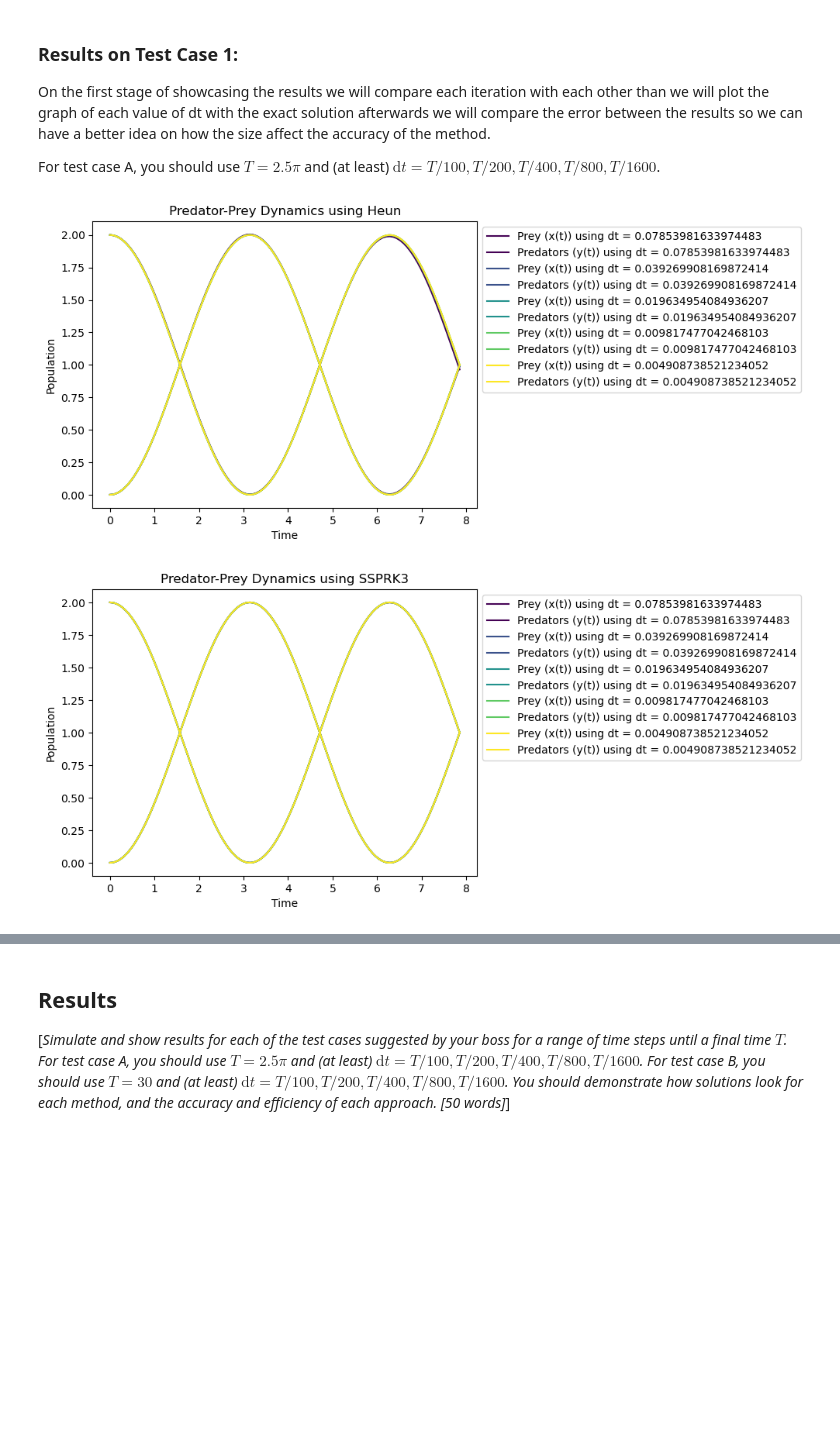
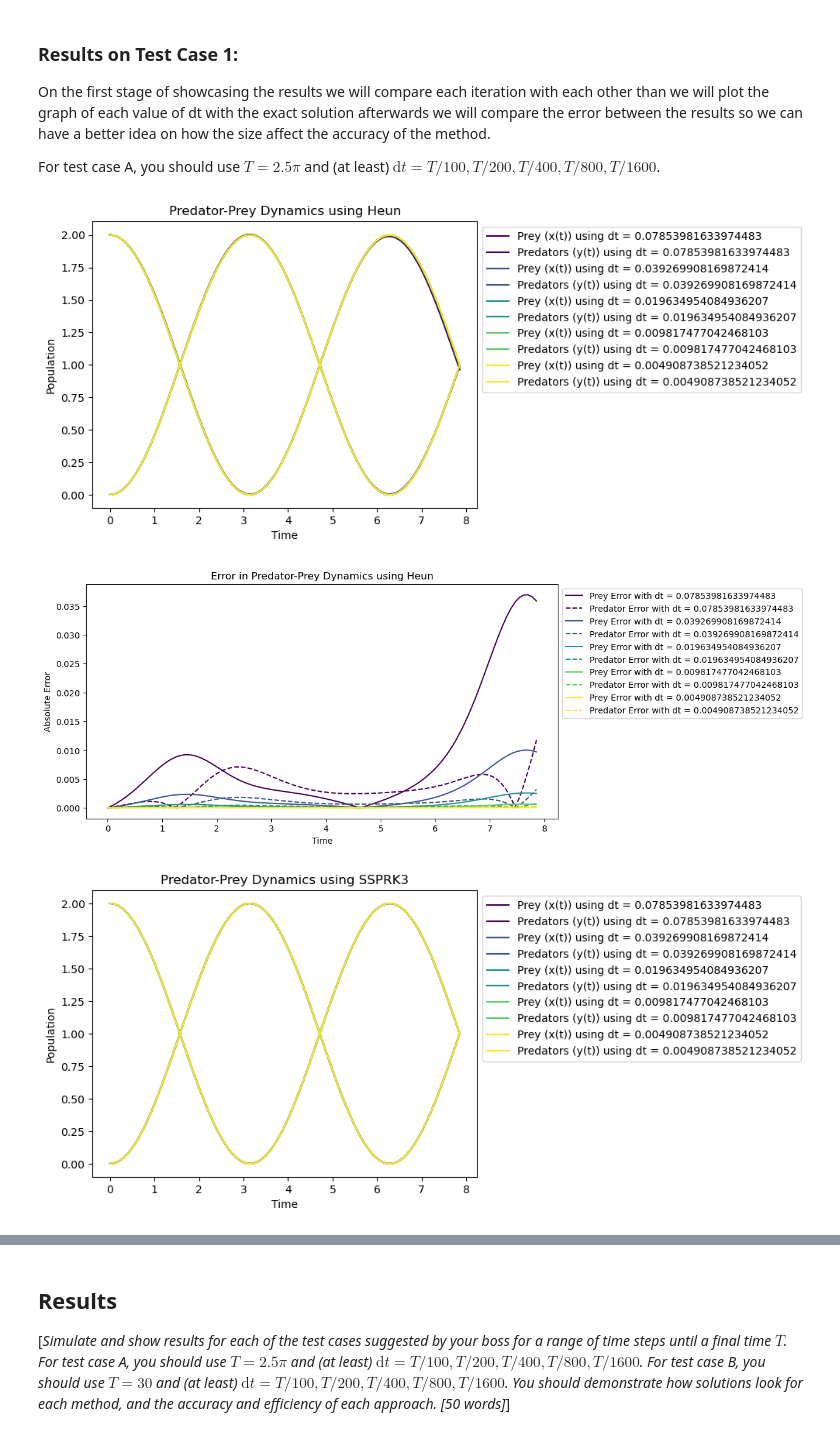
Before and after one commit to rubayeaAlketbi/Numerical-Methods-for-Solving-Predator-Prey-Models, a Jupyter notebook: template.ipynb, the cells around one changed output, grey strips where cells are left out. Saved outputs shown, nothing was run; the diff lists cells and outputs as text; code cells hidden in the pictures; blank space fills up the shorter version.

```diff
--- a/template.ipynb
+++ b/template.ipynb
@@ -116,3 +123,26 @@ In this stage I will take every test case that is given and then perform a numer
+# %%
+''' Implementing the Euler method '''
+def Euler_Method(rhs, y0, t0, T):
+    # Number of time steps
+    n_steps = int((T - t0) / dt) + 1
+    # Initialize arrays to store time values and solution
+    t_values = np.linspace(t0, T, n_steps)
+    y_values = np.zeros((n_steps, len(y0)))
+    # Set initial conditions
+    y_values[0] = y0
+    # Time-stepping loop
+    for i in range(n_steps - 1):
+        y_values[i + 1] = y_values[i] + dt * rhs(t_values[i], y_values[i])
+    return t_values, y_values
+
+''' Wrapper function to solve the ODE using Euler method
+using different dt values'''
+def Euler_Method_Compute(rhs,y0,t0,T,dts):
+    result = []
+    for dt in dts:
+        t_values, y_values = Euler_Method(rhs, y0, t0, T)
+        result.append((dt, t_values, y_values))
+    return result
 # %%
 ''' Create a function which computes the numerical method'''
 def compute_dts(rhs, y0, t0, T, dts, method):
@@ -152,19 +224,25 @@ For test case A, you should use $T = 2.5\pi$ and (at least) $\mathrm{d}t = T/100
 # %%
 # Define the parameters of the problem
 t0 = 0
 T = 2.5 * np.pi
 dts = [T/100.0, T/200.0, T/400.0, T/800.0, T/1600.0]
 initial_condition = np.array([2.0, 0.0])
 method1 = 'Heun'
 method2 = 'SSPRK3'
 
 # Compute the numerical solutions
 simulation_results1 = compute_dts(rhs_prey_predator_c1, initial_condition, t0, T, dts, method1)
 simulation_results2 = compute_dts(rhs_prey_predator_c1, initial_condition, t0, T, dts, method2)
+simulation_results3 = Euler_Method_Compute(rhs_prey_predator_c1, initial_condition, t0, T, dts)
 
 # Plot the results
 plot_results(simulation_results1, method1)
+compute_and_plot_error1(simulation_results1, t0, T, method1)
 plot_results(simulation_results2, method2)
+compute_and_plot_error1(simulation_results2, t0, T, method2)
+plot_results(simulation_results3, 'Euler Method')
+compute_and_plot_error1(simulation_results3, t0, T, 'Euler Method')
 # %% [output]
 [figure]
-[figure, old version]
+[figure, new version]
+[figure, added]
```
Also changed, not shown: parts of 8 cells of this notebook.
